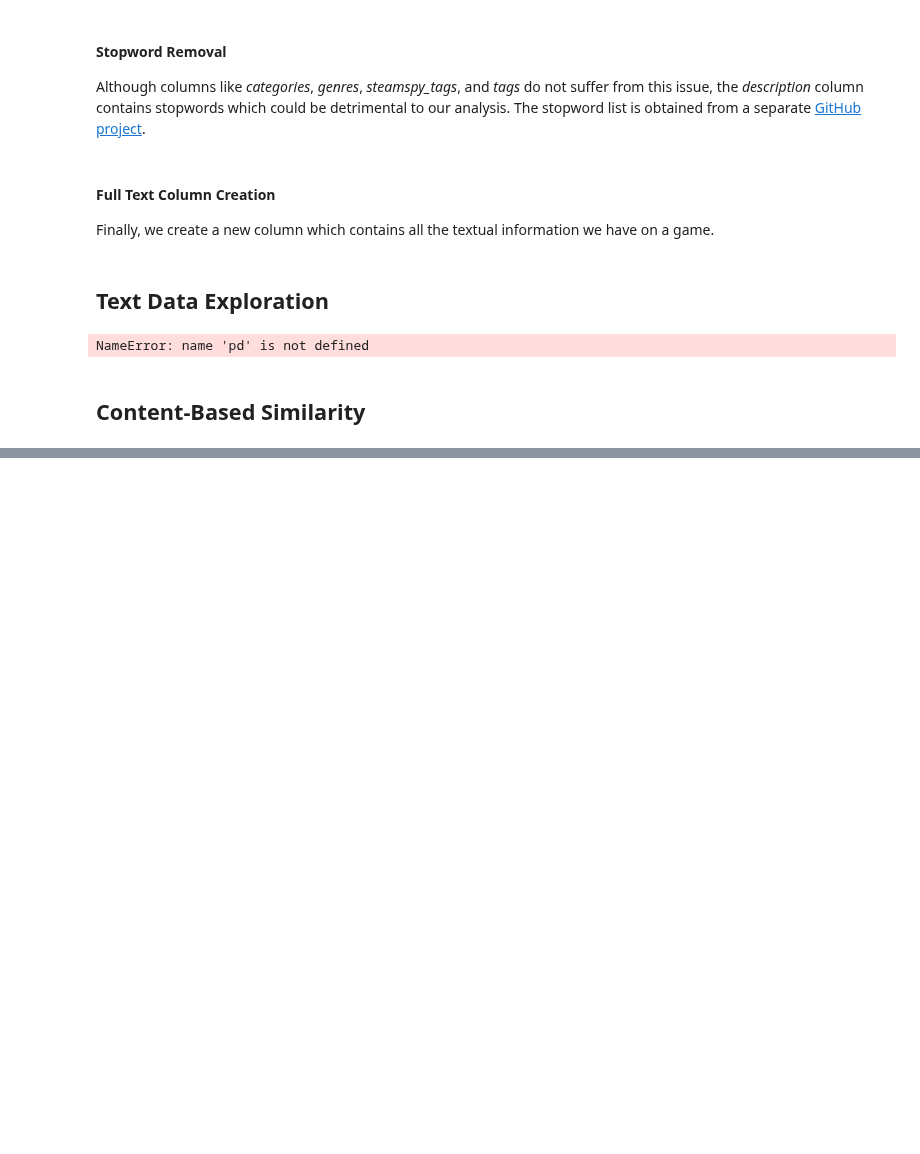
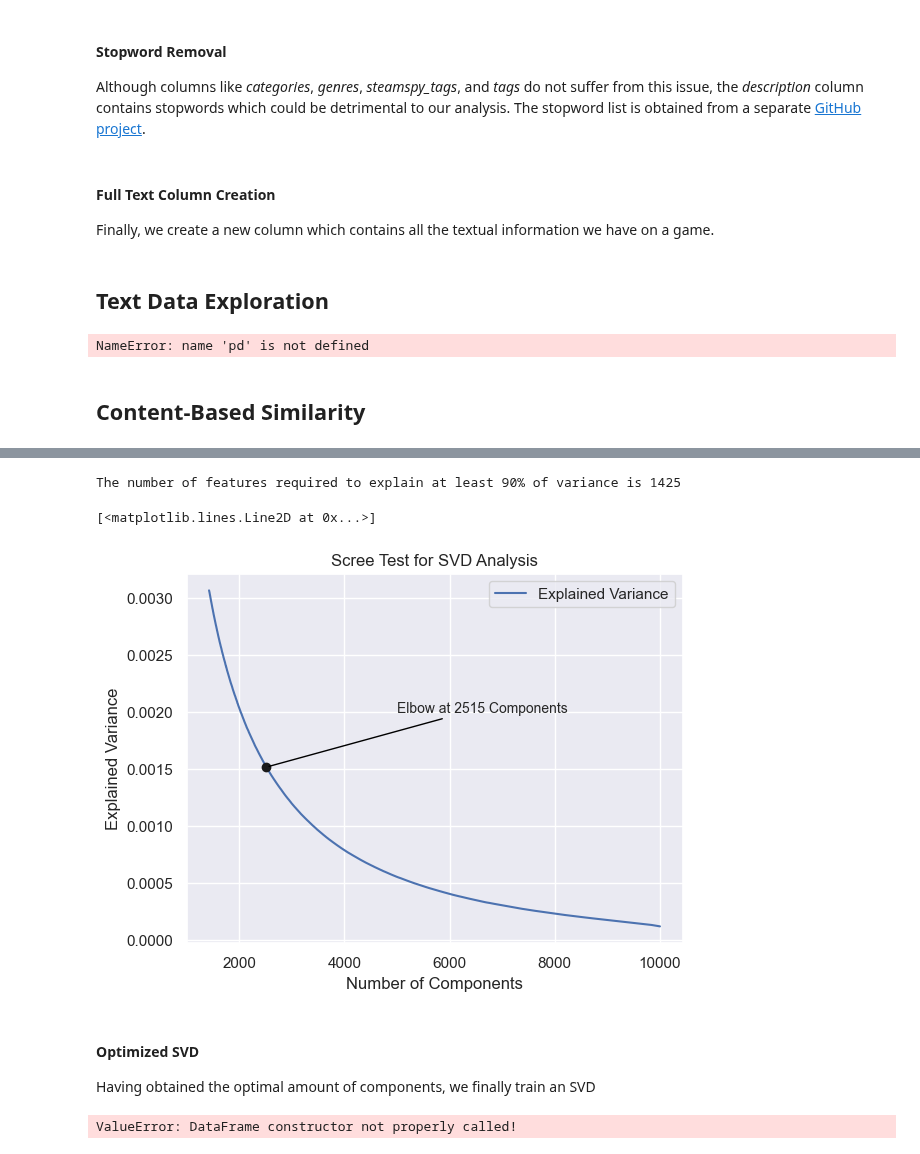
Before and after one commit to JohannesRahn/MachineLearningGroupProject, a Jupyter notebook: b_recommender_system.ipynb, the cells around one changed output, grey strips where cells are left out. Saved outputs shown, nothing was run; the diff lists cells and outputs as text; code cells hidden in the pictures; blank space fills up the shorter version.

```diff
--- a/b_recommender_system.ipynb
+++ b/b_recommender_system.ipynb
@@ -48,7 +59,7 @@ The first step undertaken is homgenizing the text across the different columns.
 textual_df["tags"] = textual_df["tags"].apply(lambda x: str(x))
 
 # Drop the Punctuation
-punc = '''!()-[]{};:'"\,<>./?@#$%^&*_~'''
+punc = '''!()[]{};:'"\,<>./?@#$%^&*_~'''
 
 # Remove punctuation and make everything lowercase with for loop
 for i in textual_df["tags"].reset_index()["index"].unique():
@@ -63,7 +74,8 @@ for i in ["categories", "genres", "steamspy_tags", "tags"]:
 
         textual_df.loc[j, i] = textual_df.loc[j, i].replace('multi-player', 'multiplayer')\
         .replace("free to play", "free-to-play").replace("singleplayer", "single-player")\
-        .replace("post-apocalyptic", "postapocalyptic").replace("scifi", "sci-fi")
+        .replace("post-apocalyptic", "postapocalyptic").replace("scifi", "sci-fi")\
+        .replace("anti cheat", "anti-cheat")
 # %%
 # Define numbers
 num = '0123456789'
@@ -170,0 +192,56 @@ vector_df.head()
+# %%
+# Create Instance of SVD with 10000 Components
+svd = TruncatedSVD(n_components=10000, random_state = 70)
+
+# Fit to the Matrix
+scree_matrix = svd.fit(vector_df)
+# %%
+# Find Cumulative Explained Variance Percentage
+cum_variance = np.cumsum(scree_matrix.explained_variance_ratio_)
+
+# Identify First Instance of Expl. Variance Above 90%
+ninety_threshold = np.argmax(cum_variance >= 0.9)
+
+print(f"The number of features required to explain at least 90% of variance is {ninety_threshold + 1}")
+# %% [output]
+The number of features required to explain at least 90% of variance is 1425
+# %%
+# Obtain Explained Variance
+expl_variance = scree_matrix.explained_variance_
+
+# Find Elbow Point
+kneedle = KneeLocator(np.arange(ninety_threshold + 1, len(expl_variance)+ 1),
+                      expl_variance[ninety_threshold:], curve='convex',
+                      direction='decreasing')
+
+elbow_location = kneedle.elbow
+
+# Plot Elbow
+sns.set_theme()
+
+plt.plot(np.arange(ninety_threshold+1, len(expl_variance)+1),
+         expl_variance[ninety_threshold:],
+         label = "Explained Variance")
+
+# Add Title and Axis Labels
+plt.title("Scree Test for SVD Analysis")
+plt.ylabel("Explained Variance")
+plt.xlabel("Number of Components")
+plt.legend()
+
+# Add Annotation and Point to Show Locatio of Elbow
+plt.annotate(f"Elbow at {elbow_location} Components",
+             xy=(elbow_location, expl_variance[elbow_location - 1]),
+             xytext=(5000, 0.002),
+             arrowprops=dict(arrowstyle="-",
+                             color = "black"), fontsize=10)
+
+plt.plot(elbow_location, expl_variance[elbow_location - 1], "ko",
+         label = "Elbow Point")
+# %% [output]
+[<matplotlib.lines.Line2D at 0x...>]
+[figure, added]
+# %% [markdown]
+#### Optimized SVD
+
+Having obtained the optimal amount of components, we finally train an SVD
@@ -170,0 +254,8 @@ vector_df.head()
+# %%
+# Turn Into DataFrame
+svd_df = pd.DataFrame(lat_matrix)
+
+# Add Movie Labels
+lat_matr = pd.concat([rs_df.iloc[: , :2], svd_df], axis = 1)
+# %% [output]
+ValueError: DataFrame constructor not properly called!
```
Also changed, not shown: parts of 6 cells of this notebook.
